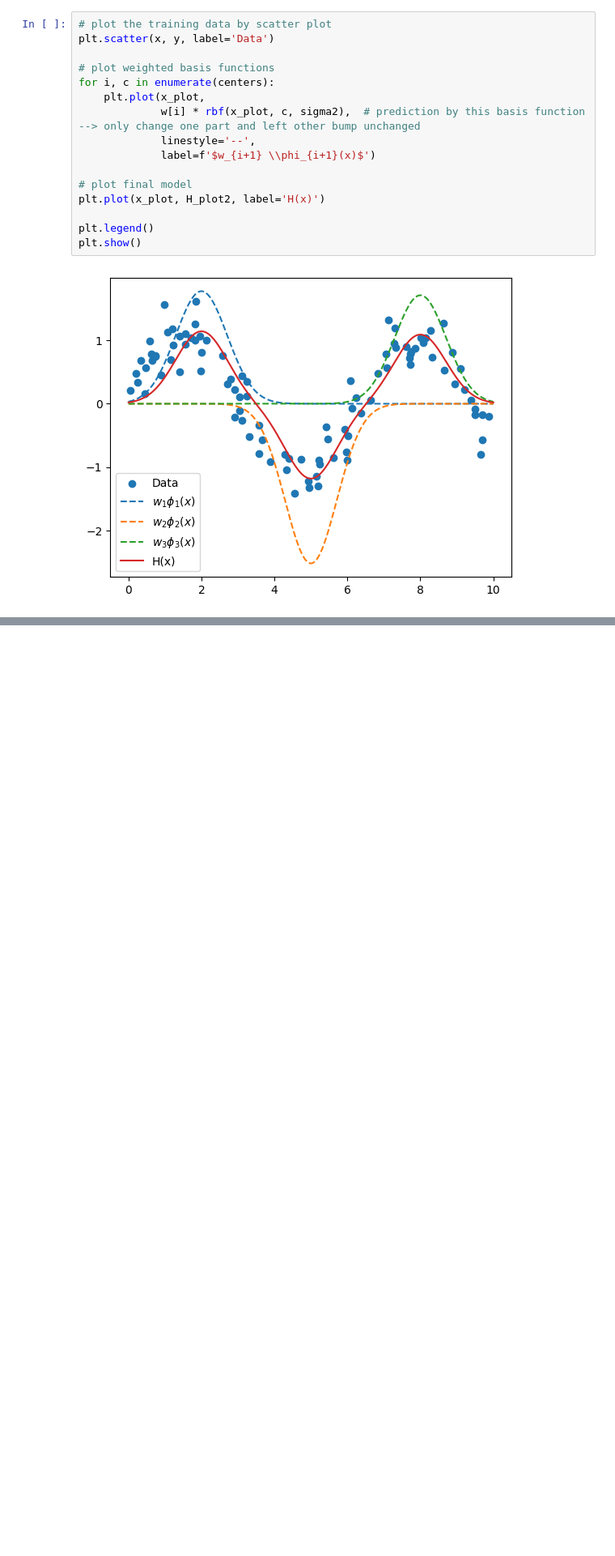
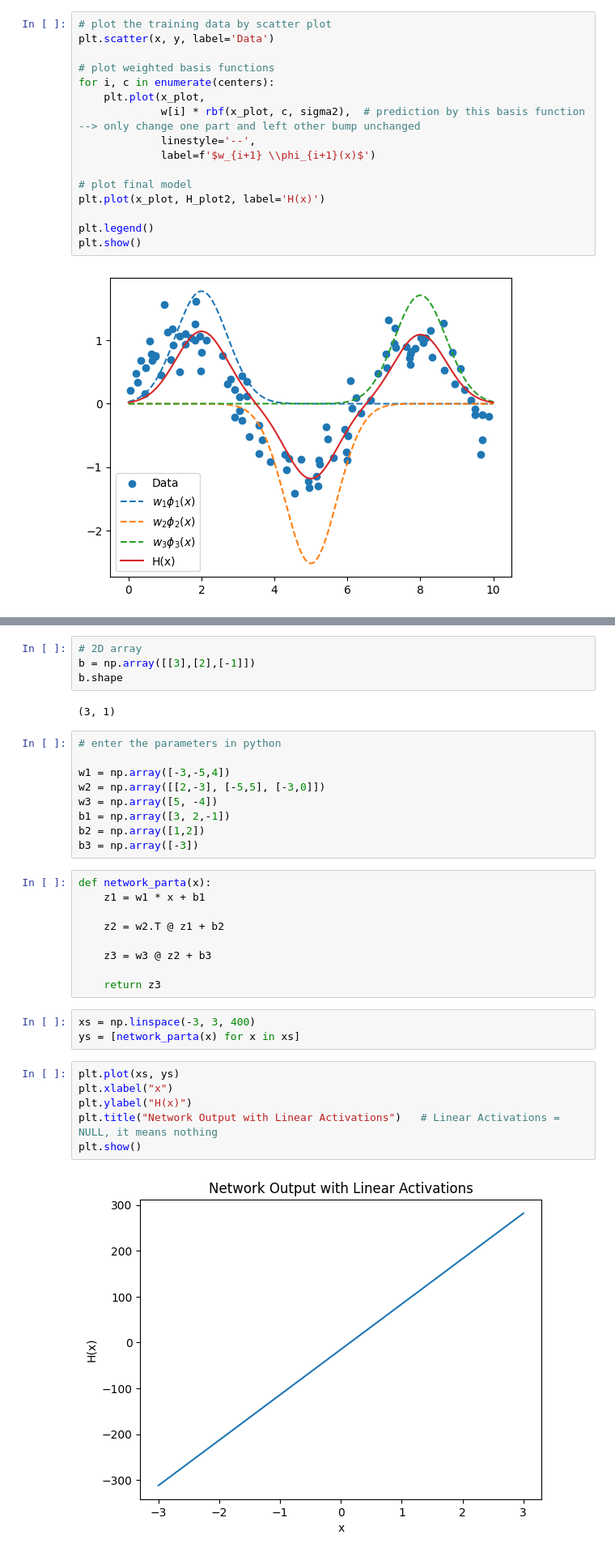
Before and after one commit to Ricki-C/DSC140B-CODING-HW, a Jupyter notebook: dsc140b-homework06.ipynb, the cells around one changed output, grey strips where cells are left out. Shown at 81% size. Cells and saved outputs as stored; diff of their text form; blank space fills up the shorter version.

```diff
--- a/dsc140b-homework06.ipynb
+++ b/dsc140b-homework06.ipynb
@@ -213,0 +226,35 @@ plt.show()
+# %%
+# 2D array
+b = np.array([[3],[2],[-1]])
+b.shape
+# %% [output]
+(3, 1)
+# %%
+# enter the parameters in python
+
+w1 = np.array([-3,-5,4])
+w2 = np.array([[2,-3], [-5,5], [-3,0]])
+w3 = np.array([5, -4])
+b1 = np.array([3, 2,-1])
+b2 = np.array([1,2])
+b3 = np.array([-3])
+# %%
+def network_parta(x):
+    z1 = w1 * x + b1
+
+    z2 = w2.T @ z1 + b2
+
+    z3 = w3 @ z2 + b3
+
+    return z3
+# %%
+xs = np.linspace(-3, 3, 400)
+ys = [network_parta(x) for x in xs]
+# %%
+plt.plot(xs, ys)
+plt.xlabel("x")
+plt.ylabel("H(x)")
+plt.title("Network Output with Linear Activations")   # Linear Activations = NULL, it means nothing
+plt.show()
+# %% [output]
+[figure, added]
```
Also changed, not shown: parts of 18 cells of this notebook.
